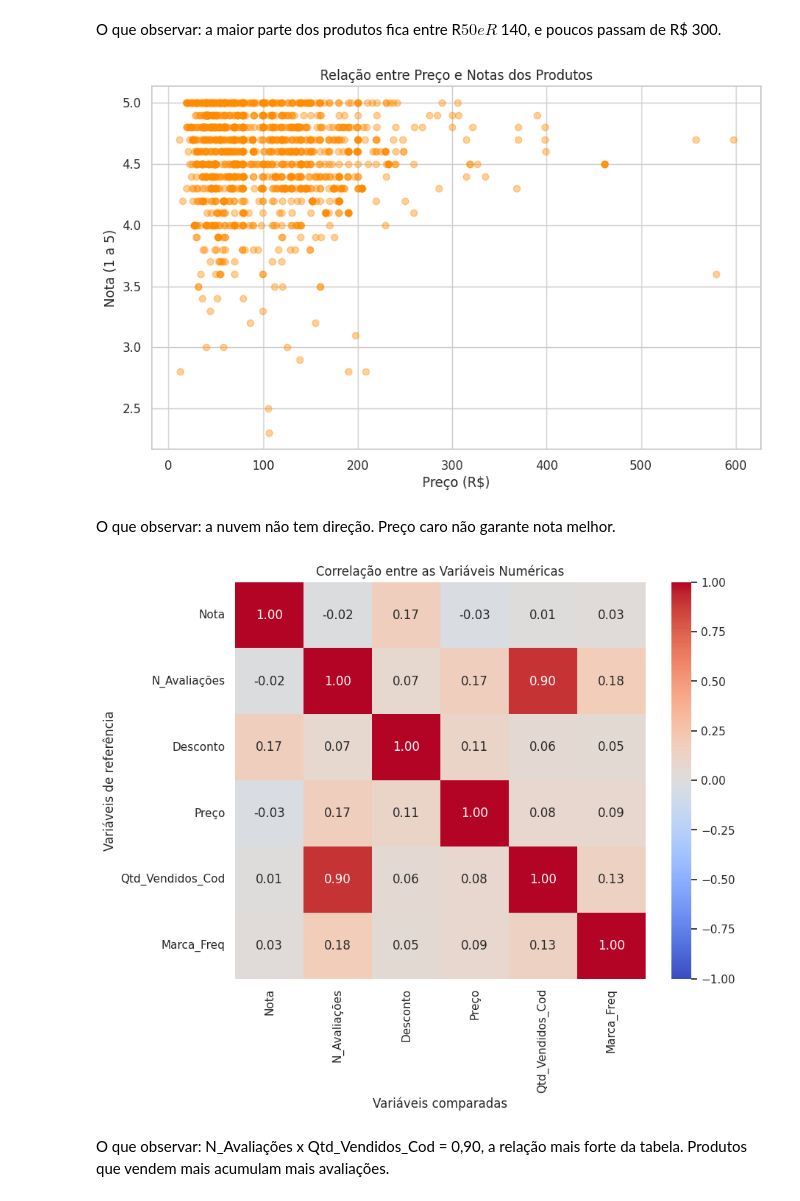
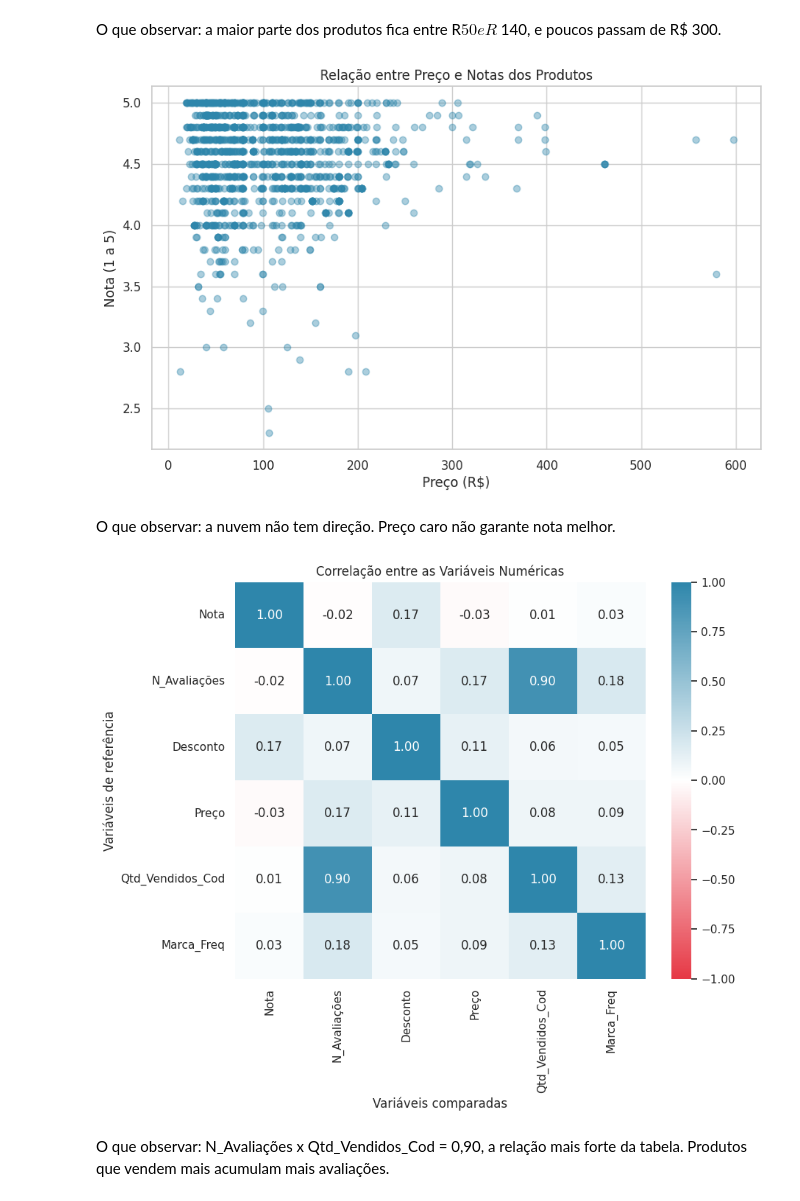
Before and after one commit to zmurilloxz/modulo1, a Jupyter notebook: Profissao_Cientista_de_Dados_M10_Pratique.ipynb, the cells around one changed output. Saved outputs shown, nothing was run; the diff lists cells and outputs as text; code cells hidden in the pictures.

```diff
--- a/Profissao_Cientista_de_Dados_M10_Pratique.ipynb
+++ b/Profissao_Cientista_de_Dados_M10_Pratique.ipynb
@@ -25,6 +23,13 @@ import pandas as pd
 import seaborn as sns
 # %%
 sns.set_theme(style='whitegrid')
+# %%
+
+COR_PRINCIPAL = '#2E86AB'
+COR_DESTAQUE = '#E63946'
+paleta = ['#2E86AB', '#A23B72', '#F18F01', '#C73E1D', '#3B1F2B', '#6C757D']
+
+sns.set_palette(paleta)
 # %%
 df = pd.read_csv('ecommerce_preparados.csv')
 df = df.drop(columns=['Unnamed: 0'])
@@ -73,31 +78,33 @@ O que observar: a maior parte dos produtos fica entre R$ 50 e R$ 140, e poucos p
 # %%
 plt.figure(figsize=(10,6))
 
-plt.scatter(df['Preço'], df['Nota'], alpha=0.4, color='darkorange')
+plt.scatter(df['Preço'], df['Nota'], alpha=0.4, color=COR_PRINCIPAL)
 
 plt.title('Relação entre Preço e Notas dos Produtos')
 plt.xlabel('Preço (R$)')
 plt.ylabel('Nota (1 a 5)')
 plt.show()
 # %% [output]
-[figure, old version]
+[figure, new version]
 # %% [markdown]
 O que observar: a nuvem não tem direção. Preço caro não garante nota melhor.
 # %%
 colunas = ['Nota', 'N_Avaliações', 'Desconto', 'Preço', 'Qtd_Vendidos_Cod', 'Marca_Freq']
 
 correlacao = df[colunas].corr()
 
 plt.figure(figsize=(9, 7))
 
-sns.heatmap(correlacao, annot=True, fmt='.2f', cmap='coolwarm', vmin=-1, vmax=1)
+escala = sns.blend_palette([COR_DESTAQUE, 'white', COR_PRINCIPAL], as_cmap=True)
+
+sns.heatmap(correlacao, annot=True, fmt='.2f', cmap=escala, vmin=-1, vmax=1)
 
 plt.title('Correlação entre as Variáveis Numéricas')
 plt.xlabel('Variáveis comparadas')
 plt.ylabel('Variáveis de referência')
 plt.show()
 # %% [output]
-[figure, old version]
+[figure, new version]
 # %% [markdown]
 O que observar: N_Avaliações x Qtd_Vendidos_Cod = 0,90, a relação mais forte da tabela. Produtos que vendem mais acumulam mais avaliações.
 # %%
```
Also changed, not shown: parts of 5 cells of this notebook.
